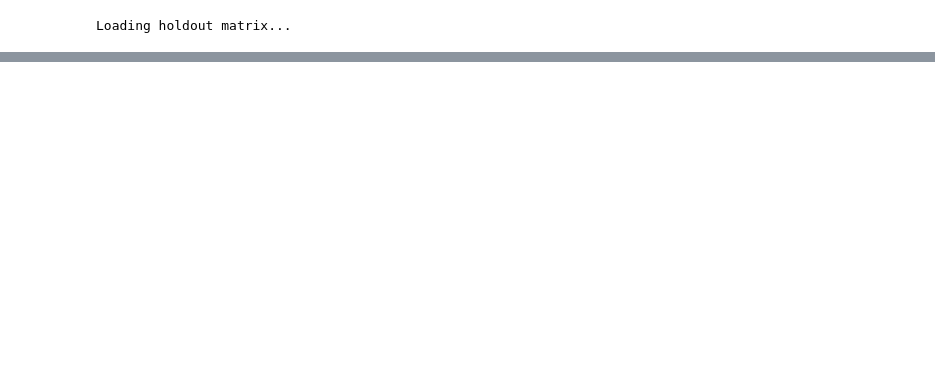
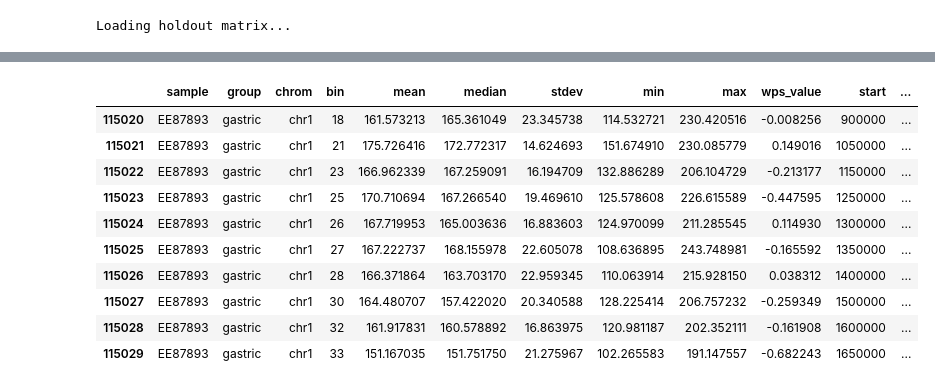
Before and after one commit to LabMedDHM/lotta_frag, a Jupyter notebook: 05_holdout_validation.ipynb, the cells around one changed output, grey strips where cells are left out. Cells and saved outputs as stored; diff of their text form; code cells hidden in the pictures; blank space fills up the shorter version.

```diff
--- a/05_holdout_validation.ipynb
+++ b/05_holdout_validation.ipynb
@@ -239,0 +316,14 @@ DIAGNOSTIC: Label & Prediction Analysis
+# %%
+df_holdout[df_holdout["group"] =="gastric"].head(10)
+# %% [output]
+|  | sample | group | chrom | bin | mean | median | stdev | min | max | wps_value | start | ... |
+| 115020 | EE87893 | gastric | chr1 | 18 | 161.573213 | 165.361049 | 23.345738 | 114.532721 | 230.420516 | -0.008256 | 900000 | ... |
+| 115021 | EE87893 | gastric | chr1 | 21 | 175.726416 | 172.772317 | 14.624693 | 151.674910 | 230.085779 | 0.149016 | 1050000 | ... |
+| 115022 | EE87893 | gastric | chr1 | 23 | 166.962339 | 167.259091 | 16.194709 | 132.886289 | 206.104729 | -0.213177 | 1150000 | ... |
+| 115023 | EE87893 | gastric | chr1 | 25 | 170.710694 | 167.266540 | 19.469610 | 125.578608 | 226.615589 | -0.447595 | 1250000 | ... |
+| 115024 | EE87893 | gastric | chr1 | 26 | 167.719953 | 165.003636 | 16.883603 | 124.970099 | 211.285545 | 0.114930 | 1300000 | ... |
+| 115025 | EE87893 | gastric | chr1 | 27 | 167.222737 | 168.155978 | 22.605078 | 108.636895 | 243.748981 | -0.165592 | 1350000 | ... |
+| 115026 | EE87893 | gastric | chr1 | 28 | 166.371864 | 163.703170 | 22.959345 | 110.063914 | 215.928150 | 0.038312 | 1400000 | ... |
+| 115027 | EE87893 | gastric | chr1 | 30 | 164.480707 | 157.422020 | 20.340588 | 128.225414 | 206.757232 | -0.259349 | 1500000 | ... |
+| 115028 | EE87893 | gastric | chr1 | 32 | 161.917831 | 160.578892 | 16.863975 | 120.981187 | 202.352111 | -0.161908 | 1600000 | ... |
+| 115029 | EE87893 | gastric | chr1 | 33 | 151.167035 | 151.751750 | 21.275967 | 102.265583 | 191.147557 | -0.682243 | 1650000 | ... |
```
Also changed, not shown: parts of 16 cells of this notebook, 21 other files.
